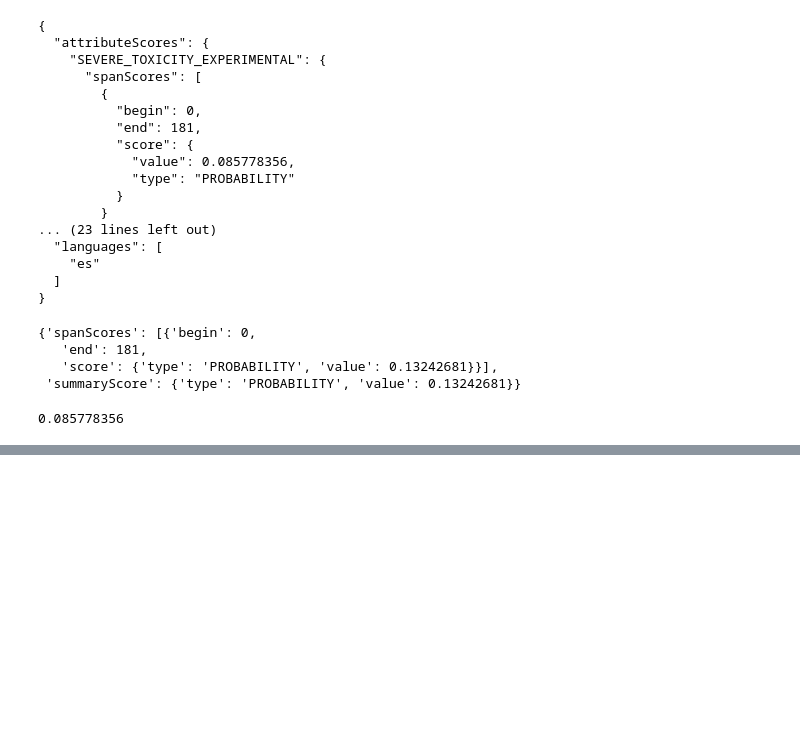
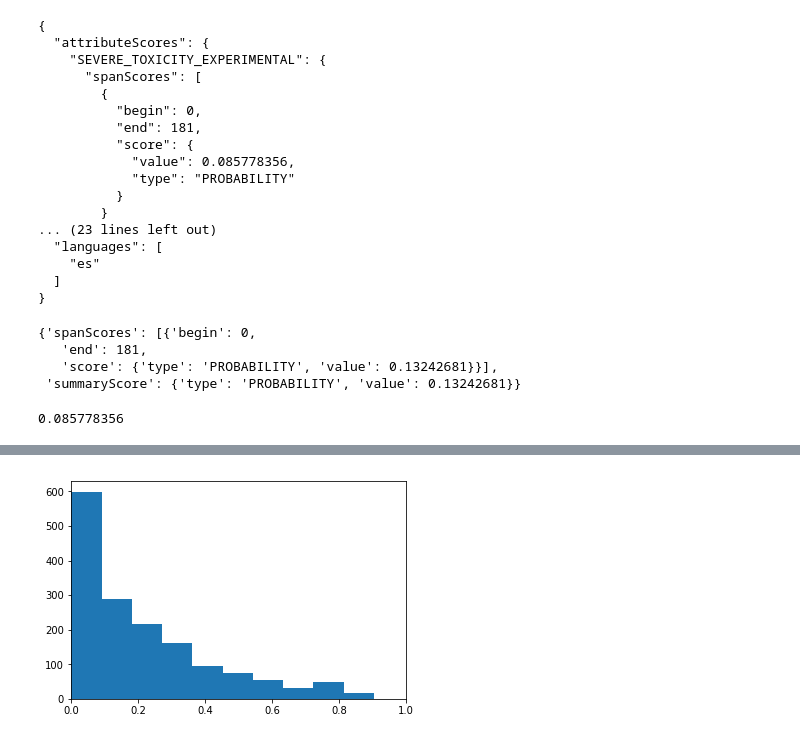
Before and after one commit to pbagedelli/analisis-comentarios, a Jupyter notebook: Perspective prueba.ipynb, the cells around one changed output, grey strips where cells are left out. Cells and saved outputs as stored; diff of their text form; code cells hidden in the pictures; blank space fills up the shorter version.

```diff
--- a/Perspective prueba.ipynb
+++ b/Perspective prueba.ipynb
@@ -130,7 +130,7 @@ df = pd.read_csv('./data/hugo-moyano-pedido-detencion-hijo.csv', index_col= 0).d
 import numpy as np
 def analizar(comentarios):
     resultados = []
-    for comentario in comentarios:
+    for comentario in tqdm(comentarios):
         resultado = {}
         try:
             analyze_request = {
@@ -154,2 +156,4 @@ from joblib import Parallel, delayed
+# %%
+df = df.sample(5000)
 # %%
-lista_comentarios =np.array_split(df.comments, 4)
+lista_comentarios =np.array_split(df.texto, 4)
@@ -166,0 +172,2 @@ df_comentarios.to_csv('./data/hugo moyano pedido detencion hijo Perspective.csv'
+# %%
+resultados = df.merge(pd.DataFrame(results), how = 'left', left_on='texto', right_on='comment')
@@ -166,0 +188,5 @@ df_comentarios.to_csv('./data/hugo moyano pedido detencion hijo Perspective.csv'
+# %%
+plt.xlim(0,1)
+plt.hist(resultados.loc[resultados.seccion == 'Política'].severe_toxicity.dropna());
+# %% [output]
+[figure, added]
```
Also changed, not shown: parts of 12 cells of this notebook.
